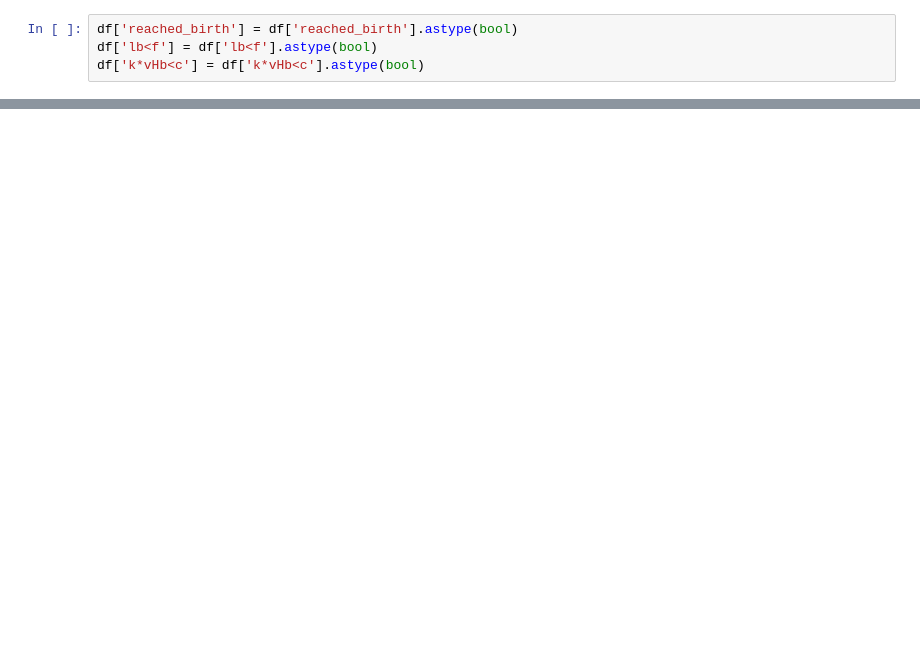
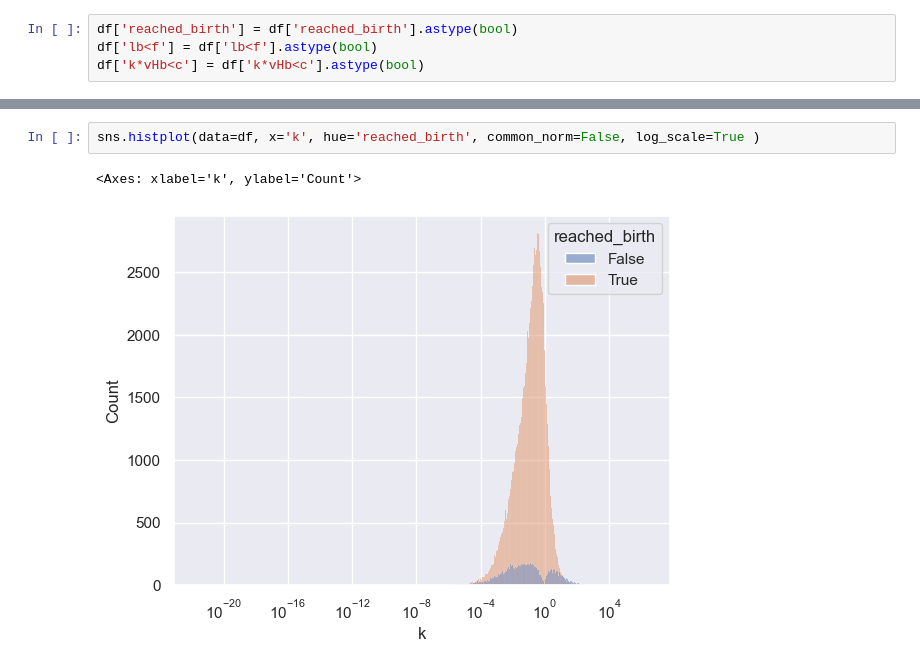
Before and after one commit to diogo-f-oliveira/deb-birth-prediction, a Jupyter notebook: notebooks/Data Preprocessing.ipynb, the cells around one changed output, grey strips where cells are left out. Cells and saved outputs as stored; diff of their text form; blank space fills up the shorter version.

```diff
--- a/notebooks/Data Preprocessing.ipynb
+++ b/notebooks/Data Preprocessing.ipynb
@@ -45,0 +78,5 @@ df
+# %%
+sns.histplot(data=df, x='k', hue='reached_birth', common_norm=False, log_scale=True )
+# %% [output]
+<Axes: xlabel='k', ylabel='Count'>
+[figure, added]
```
Also changed, not shown: parts of 15 cells of this notebook, 5 other files.
